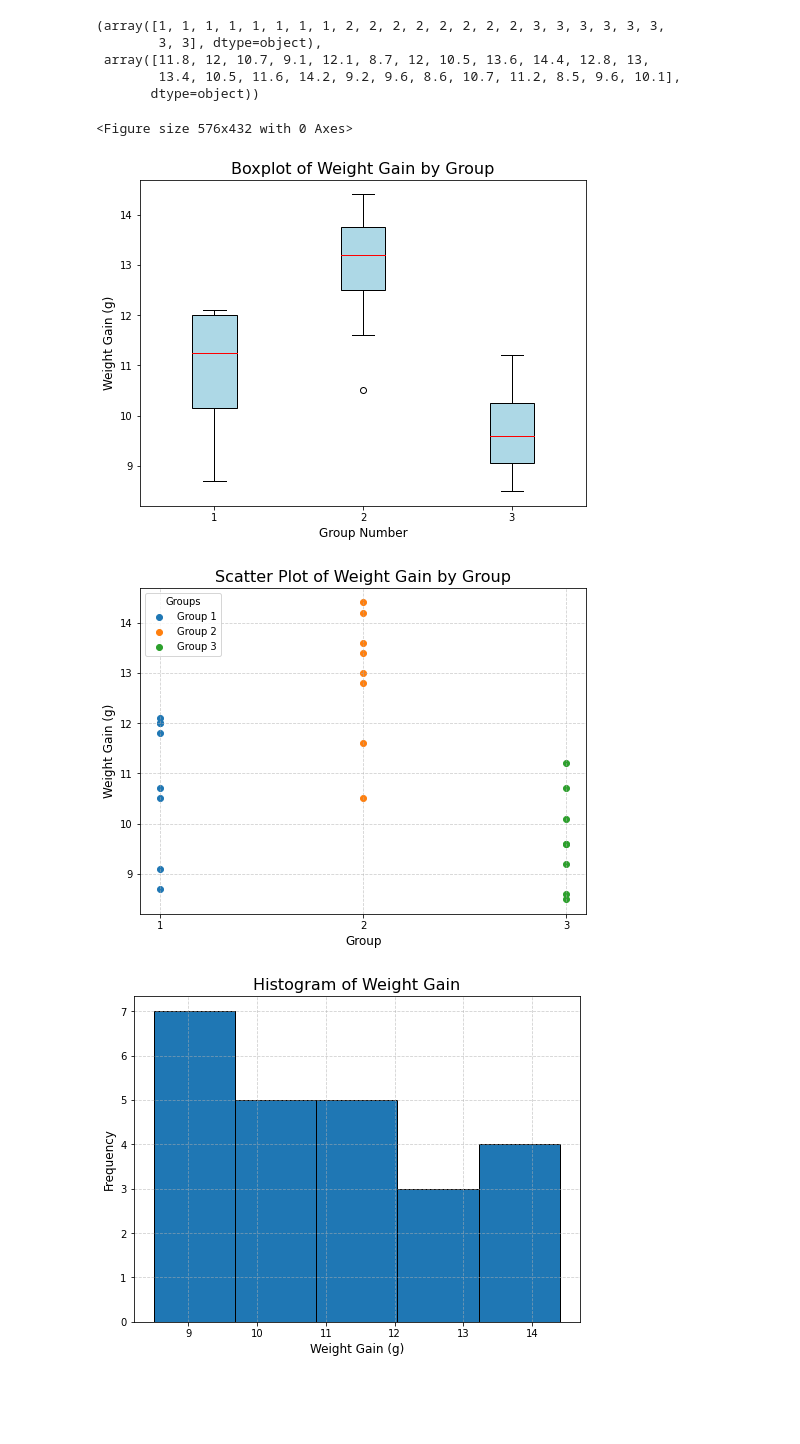
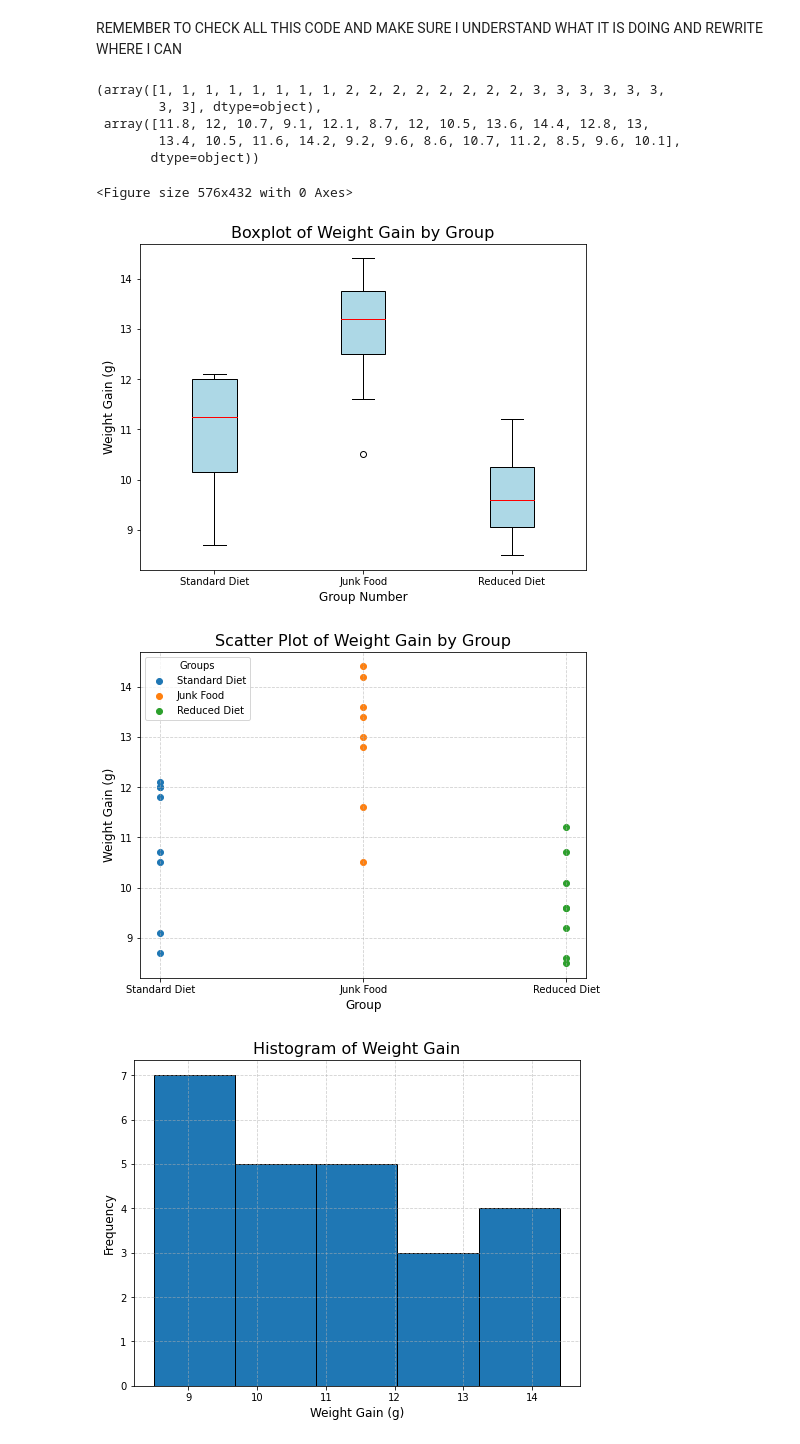
Before and after one commit to Ralamjosh/Comp-and-Stats-for-Research, a Jupyter notebook: Assignment.ipynb, the cells around one changed output. Cells and saved outputs as stored; diff of their text form; code cells hidden in the pictures; blank space fills up the shorter version.

```diff
--- a/Assignment.ipynb
+++ b/Assignment.ipynb
@@ -1,3 +1,5 @@
+# %% [markdown]
+REMEMBER TO CHECK ALL THIS CODE AND MAKE SURE I UNDERSTAND WHAT IT IS DOING AND REWRITE WHERE I CAN
 # %%
 import numpy as np
 import scipy.stats as stats
@@ -26,7 +28,7 @@ grouped_weights = [weightGain[groupNo == group] for group in unique_groups]
 plt.figure(figsize=(8, 6))
 plt.boxplot(
     grouped_weights,
-    labels=unique_groups,
+    labels=['Standard Diet', 'Junk Food', 'Reduced Diet'],
     patch_artist=True,
     boxprops=dict(facecolor="lightblue", color="black"),
     medianprops=dict(color="red"),
@@ -41,34 +43,37 @@ plt.ylabel("Weight Gain (g)", fontsize=12)
 plt.show()
 # %% [output]
 <Figure size 576x432 with 0 Axes>
-[figure, old version]
+[figure, new version]
 # %%
+# Group names
+group_names = ['Standard Diet', 'Junk Food', 'Reduced Diet']
+
 # Plot
 plt.figure(figsize=(8, 6))
-for group in np.unique(groupNo):
+for group, name in zip(np.unique(groupNo), group_names):
     group_weights = weightGain[groupNo == group]
     plt.scatter(
         [group] * len(group_weights),  # x-coordinates
         group_weights,  # y-coordinates
-        label=f"Group {group}"
+        label=name  # Use group names in the legend
     )
 
 # Titles and labels
 plt.title("Scatter Plot of Weight Gain by Group", fontsize=16)
 plt.xlabel("Group", fontsize=12)
 plt.ylabel("Weight Gain (g)", fontsize=12)
 
-# Avoid automatic tick formatting issues
-plt.xticks(ticks=np.arange(1, len(np.unique(groupNo)) + 1), labels=np.unique(groupNo))
+# Replace x-axis ticks with group names
+plt.xticks(ticks=np.arange(1, len(group_names) + 1), labels=group_names)
 
 # Legend and grid
 plt.legend(title="Groups", loc="upper left")
 plt.grid(True, linestyle="--", alpha=0.6)
 
 # Show plot
 plt.show()
 # %% [output]
-[figure, old version]
+[figure, new version]
 # %%
 # Plotting histogram
 plt.figure(figsize=(8, 6))
```
Also changed, not shown: parts of 3 cells of this notebook.
